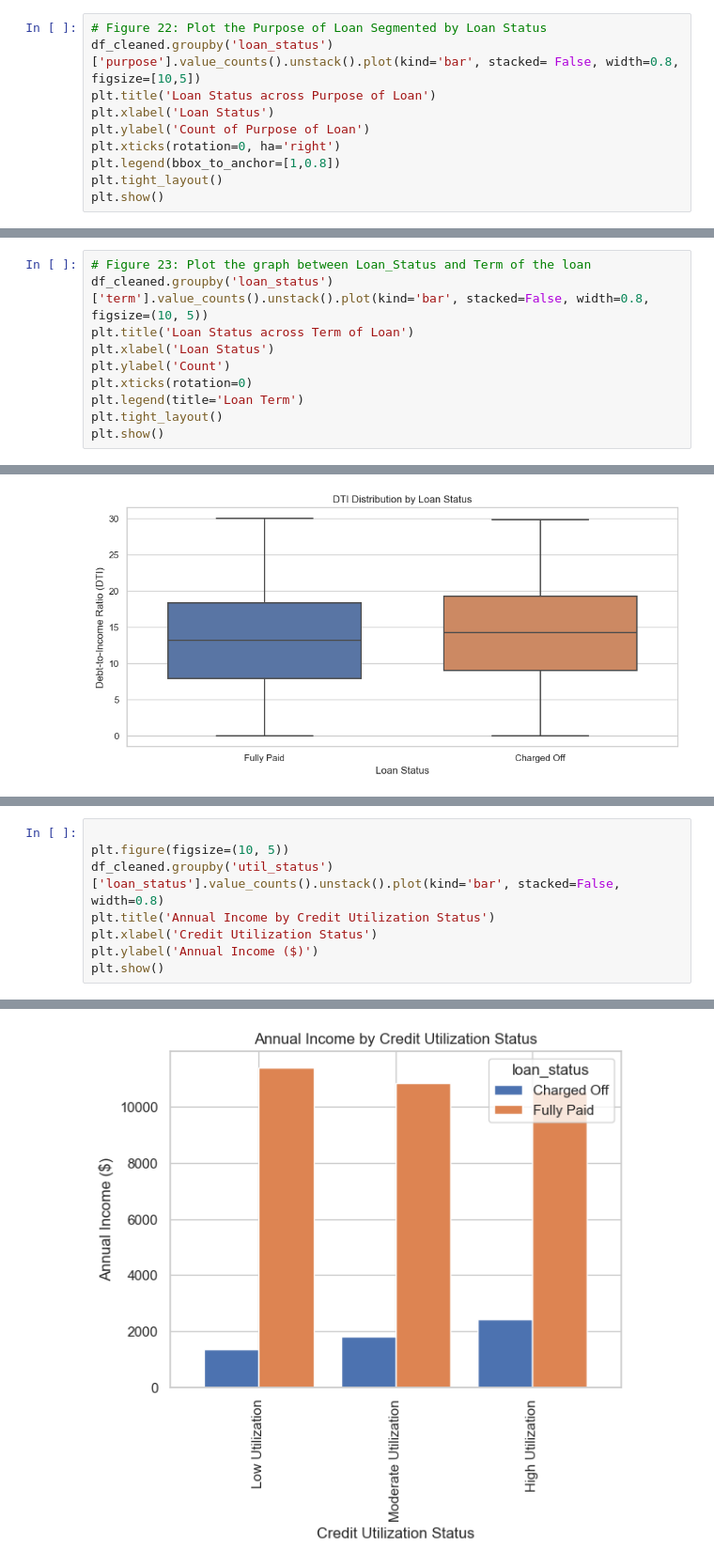
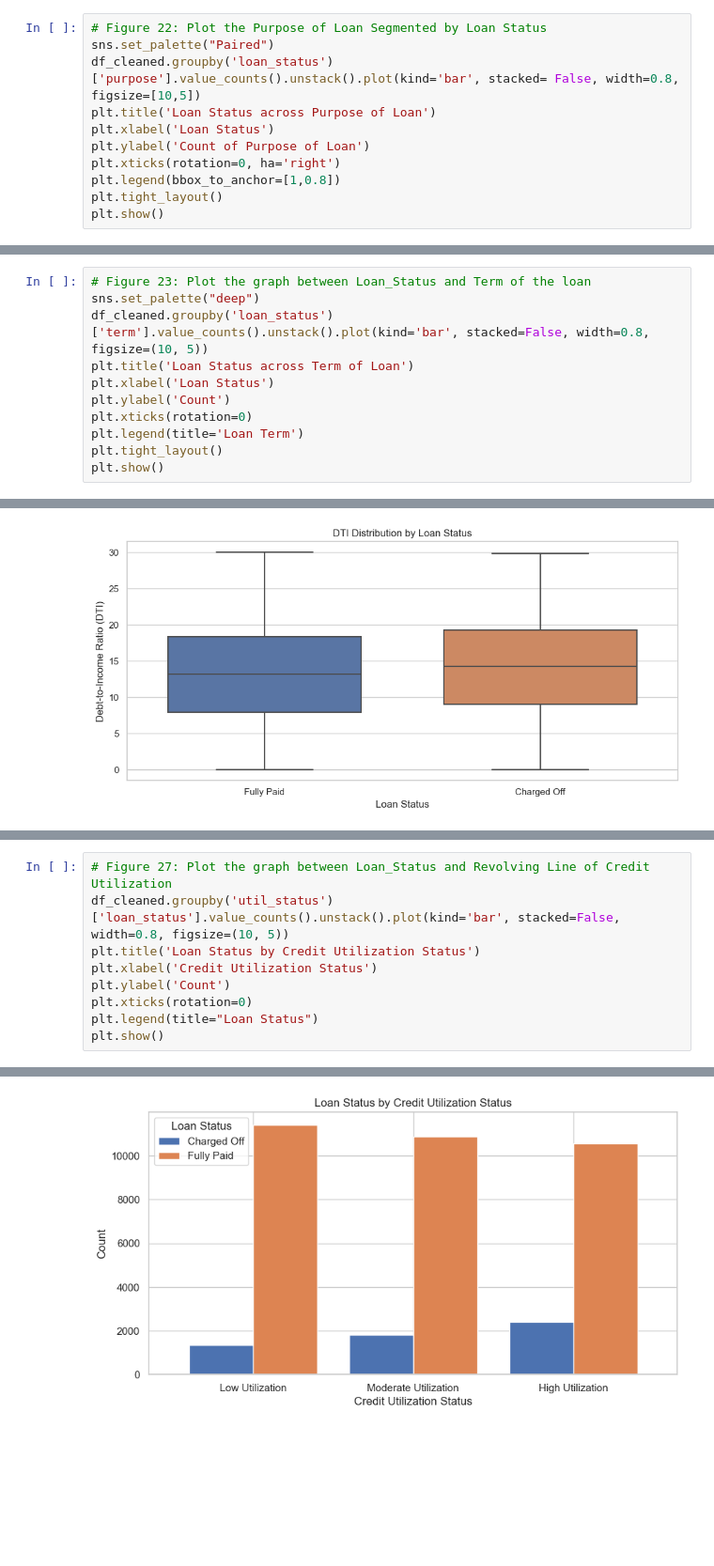
Before and after one commit to sowmilydutta/Lending_Club_Case_Study, a Jupyter notebook: Sowmily_Dutta_Case_study.ipynb, the cells around one changed output, grey strips where cells are left out. Shown at 94% size. Cells and saved outputs as stored; diff of their text form; blank space fills up the shorter version.

```diff
--- a/Sowmily_Dutta_Case_study.ipynb
+++ b/Sowmily_Dutta_Case_study.ipynb
@@ -486,5 +518,6 @@ plt.show()
 # %%
 # Figure 22: Plot the Purpose of Loan Segmented by Loan Status
+sns.set_palette("Paired")
 df_cleaned.groupby('loan_status')['purpose'].value_counts().unstack().plot(kind='bar', stacked= False, width=0.8, figsize=[10,5])
 plt.title('Loan Status across Purpose of Loan')
 plt.xlabel('Loan Status')
@@ -498,5 +536,6 @@ plt.show()
 # %%
 # Figure 23: Plot the graph between Loan_Status and Term of the loan
+sns.set_palette("deep")
 df_cleaned.groupby('loan_status')['term'].value_counts().unstack().plot(kind='bar', stacked=False, width=0.8, figsize=(10, 5))
 plt.title('Loan Status across Term of Loan')
 plt.xlabel('Loan Status')
@@ -575,9 +619,10 @@ Revol Util -->
 # %%
-
-plt.figure(figsize=(10, 5))
-df_cleaned.groupby('util_status')['loan_status'].value_counts().unstack().plot(kind='bar', stacked=False, width=0.8)
-plt.title('Annual Income by Credit Utilization Status')
+# Figure 27: Plot the graph between Loan_Status and Revolving Line of Credit Utilization
+df_cleaned.groupby('util_status')['loan_status'].value_counts().unstack().plot(kind='bar', stacked=False, width=0.8, figsize=(10, 5))
+plt.title('Loan Status by Credit Utilization Status')
 plt.xlabel('Credit Utilization Status')
-plt.ylabel('Annual Income ($)')
+plt.ylabel('Count')
+plt.xticks(rotation=0)
+plt.legend(title="Loan Status")
 plt.show()
 # %% [output]
@@ -585 +629 @@ plt.show()
-[figure, old version]
+[figure, new version]
```
Also changed, not shown: parts of 25 cells of this notebook.
